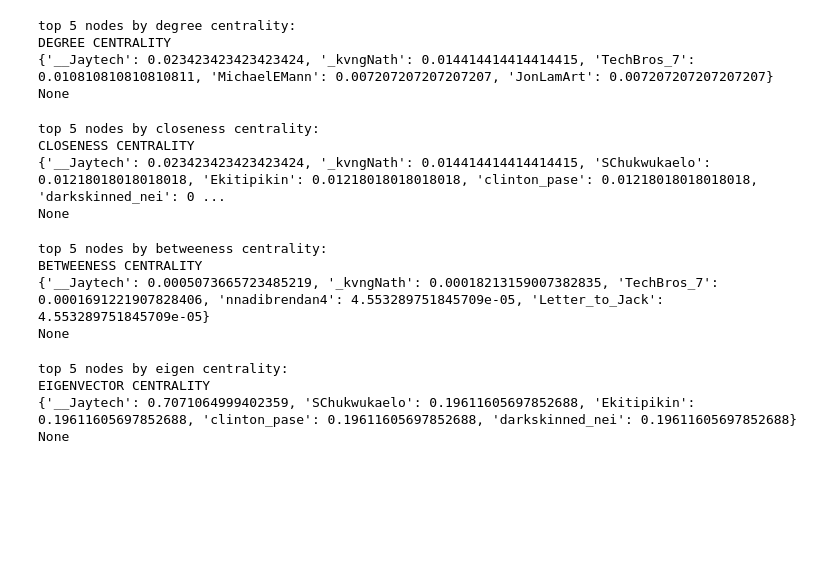
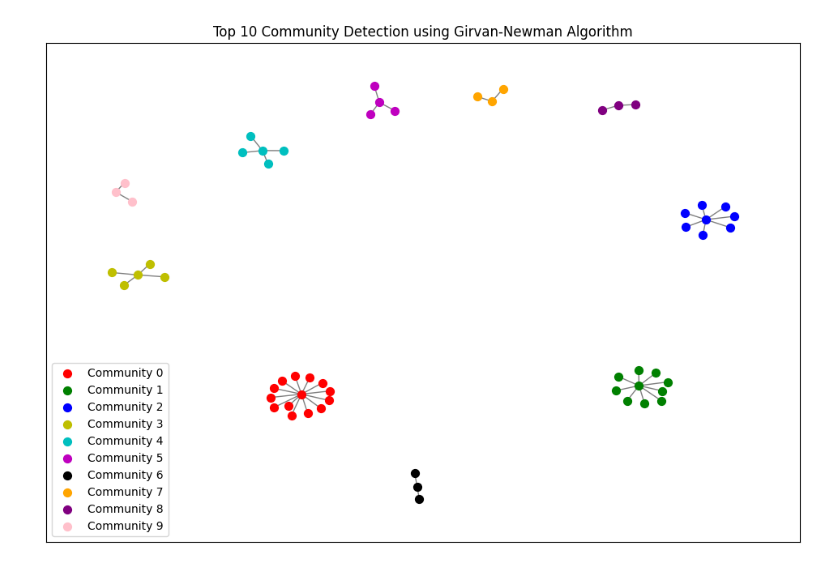
Before and after one commit to hidayattaufiqur/AJS-project-two, a Jupyter notebook: AJS_Project_2.ipynb, the cells around one changed output. Saved outputs shown, nothing was run; the diff lists cells and outputs as text; code cells hidden in the pictures; blank space fills up the shorter version.

```diff
--- a/AJS_Project_2.ipynb
+++ b/AJS_Project_2.ipynb
@@ -171,3 +214,28 @@ total communities: 270
+# %%
+# Create a subgraph that only includes nodes from the top communities
+top_nodes = set()
+for community in top_communities:
+    top_nodes.update(community)
+
+subgraph = G.subgraph(top_nodes)
+
+# Visualize the subgraph
+pos = nx.spring_layout(subgraph)
+plt.figure(figsize=(12, 8))
+colors = ['r', 'g', 'b', 'y', 'c', 'm', 'k', 'orange', 'purple', 'pink']
+
+# Draw each community with a different color
+for i, community in enumerate(top_communities):
+    community_subgraph = subgraph.subgraph(community)
+    nx.draw_networkx_nodes(community_subgraph, pos, node_size=50, node_color=colors[i % len(colors)], label=f'Community {i}')
+
+nx.draw_networkx_edges(subgraph, pos, alpha=0.5)
+# nx.draw_networkx_labels(subgraph, pos, font_size=8, font_color='black')
+plt.title(f'Top {len(top_communities)} Community Detection using Girvan-Newman Algorithm')
+plt.legend()
+plt.show()
+# %% [output]
+[figure, added]
 # %%
 # Visualize the graph using pyvis
 net = Network(height='750px', width='100%', bgcolor='#222222', font_color='white')
@@ -186,32 +250,0 @@ net.save_graph('network.html')
-# %%
-print("top 5 nodes by degree centrality:")
-print(deg(G))
-# %% [output]
-top 5 nodes by degree centrality:
-DEGREE CENTRALITY
-{'__Jaytech': 0.023423423423423424, '_kvngNath': 0.014414414414414415, 'TechBros_7': 0.010810810810810811, 'MichaelEMann': 0.007207207207207207, 'JonLamArt': 0.007207207207207207}
-None
-# %%
-print("top 5 nodes by closeness centrality:")
-print(clos(G))
-# %% [output]
-top 5 nodes by closeness centrality:
-CLOSENESS CENTRALITY
-{'__Jaytech': 0.023423423423423424, '_kvngNath': 0.014414414414414415, 'SChukwukaelo': 0.01218018018018018, 'Ekitipikin': 0.01218018018018018, 'clinton_pase': 0.01218018018018018, 'darkskinned_nei': 0 ...
-None
-# %%
-print("top 5 nodes by betweeness centrality:")
-print(bet(G))
-# %% [output]
-top 5 nodes by betweeness centrality:
-BETWEENESS CENTRALITY
-{'__Jaytech': 0.0005073665723485219, '_kvngNath': 0.00018213159007382835, 'TechBros_7': 0.0001691221907828406, 'nnadibrendan4': 4.553289751845709e-05, 'Letter_to_Jack': 4.553289751845709e-05}
-None
-# %%
-print("top 5 nodes by eigen centrality:")
-print(eig(G))
-# %% [output]
-top 5 nodes by eigen centrality:
-EIGENVECTOR CENTRALITY
-{'__Jaytech': 0.7071064999402359, 'SChukwukaelo': 0.19611605697852688, 'Ekitipikin': 0.19611605697852688, 'clinton_pase': 0.19611605697852688, 'darkskinned_nei': 0.19611605697852688}
-None
```
Also changed, not shown: parts of 25 cells of this notebook, 4 other files.
